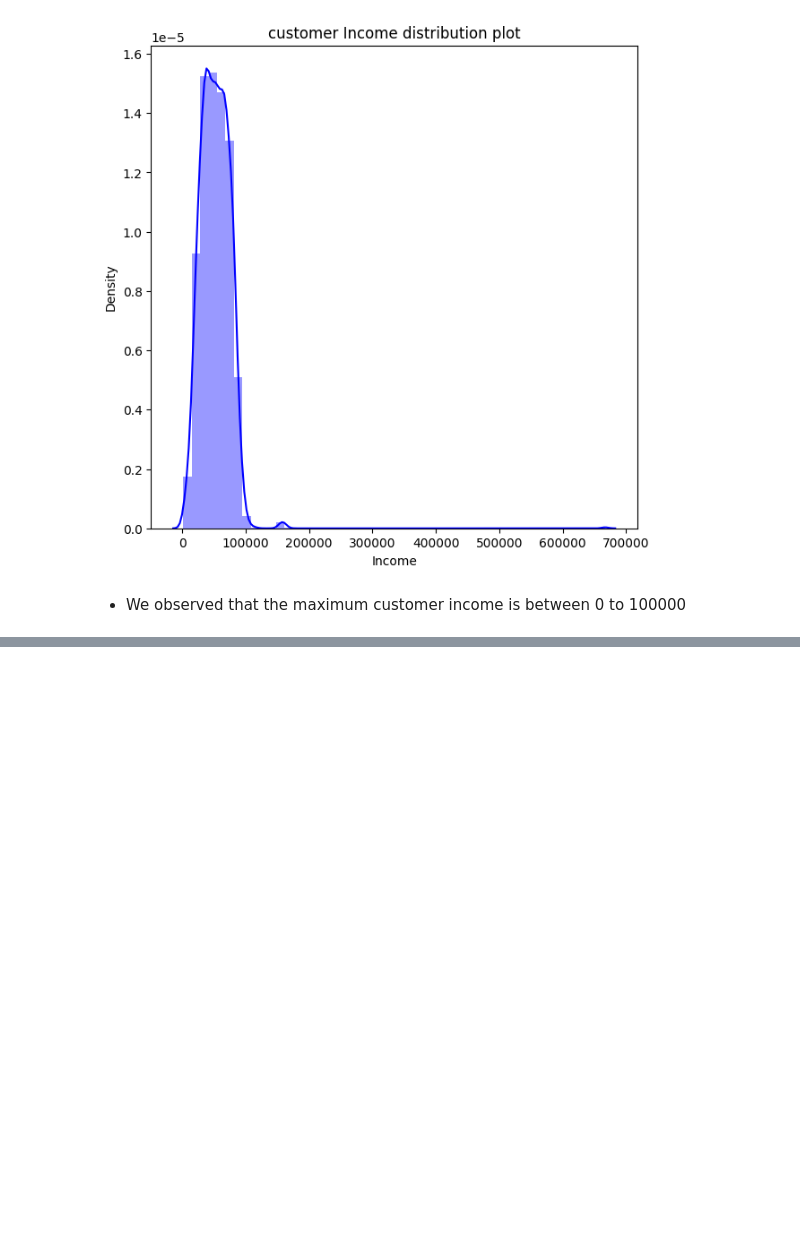
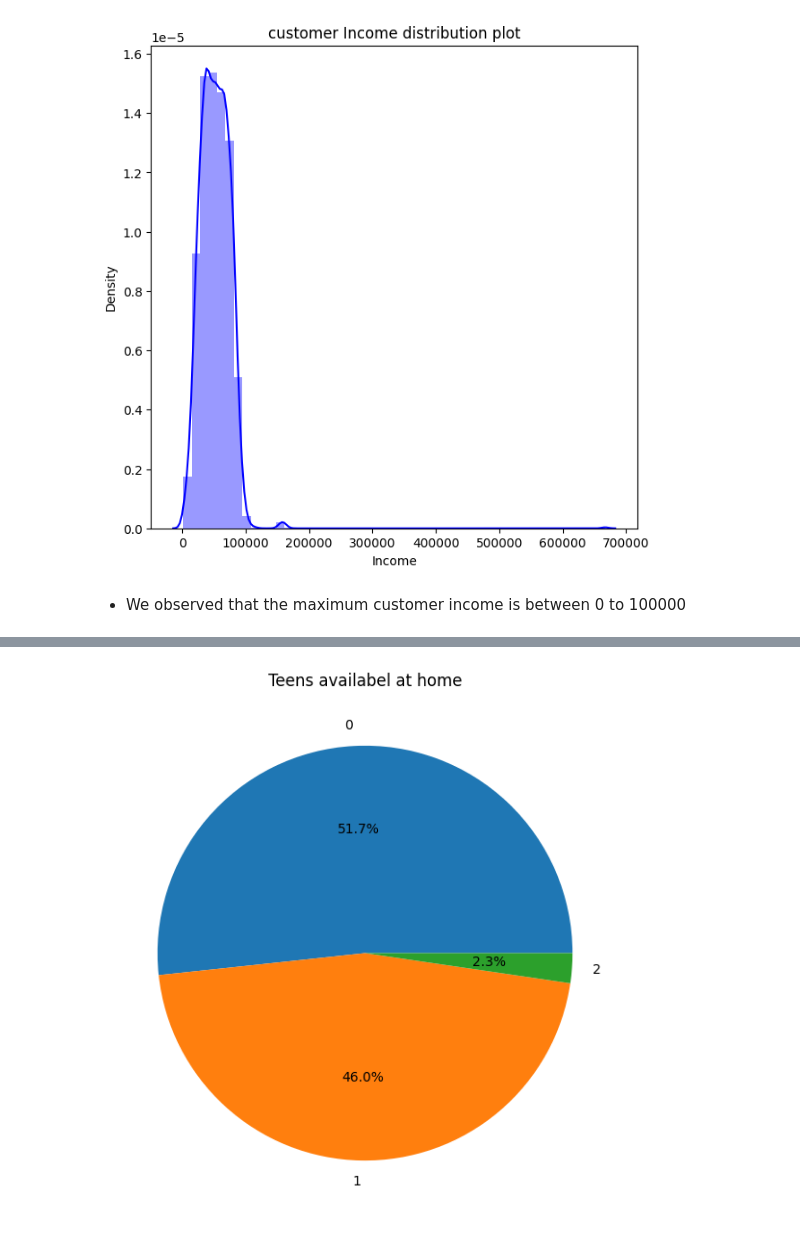
Before and after one commit to ShravanJadhav/CustomerPersonality_Analysis, a Jupyter notebook: CustomerPersonality.ipynb, the cells around one changed output, grey strips where cells are left out. Drawn from its saved outputs; the diff is of its cells as text; code cells hidden in the pictures; blank space fills up the shorter version.

```diff
--- a/CustomerPersonality.ipynb
+++ b/CustomerPersonality.ipynb
@@ -212,0 +258,8 @@ plt.show()
+# %%
+plt.figure(figsize=(7,7))
+teen = dataset['Teenhome'].value_counts()
+plt.pie(teen, autopct='%.1f%%', labels = [teen.index[0],teen.index[1],teen.index[2]])
+plt.title('Teens availabel at home')
+plt.show()
+# %% [output]
+[figure, added]
```
Also changed, not shown: parts of 8 cells of this notebook.
